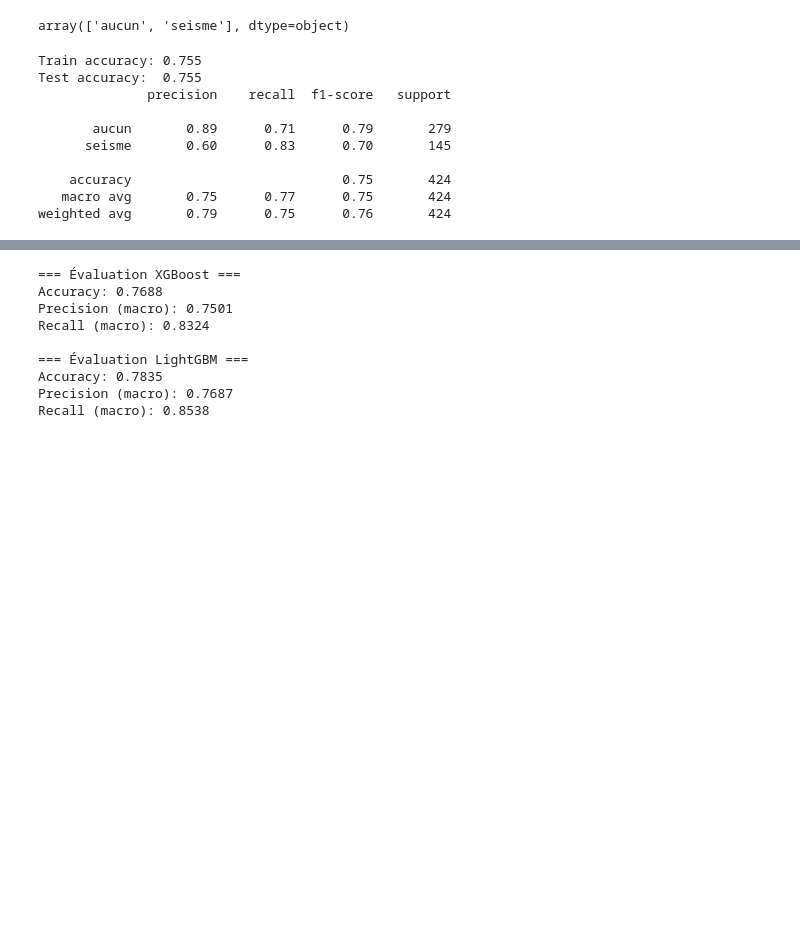
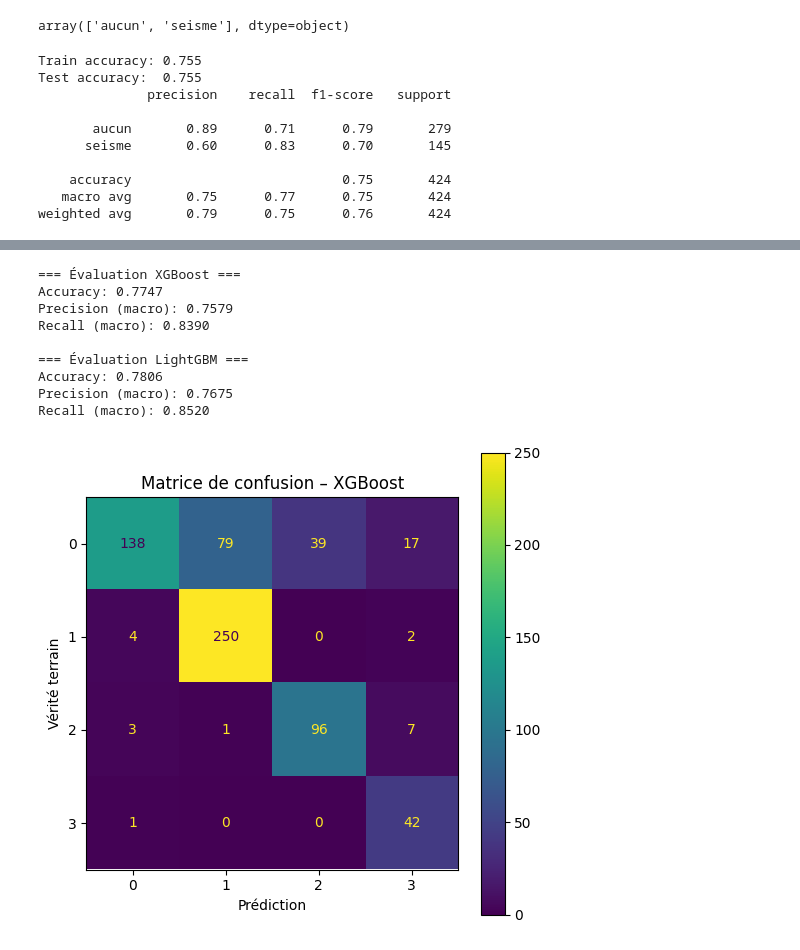
Before and after one commit to Challenge48hYnov/terra-vigilance-predict-api, a Jupyter notebook: models.ipynb, the cells around one changed output, grey strips where cells are left out. Drawn from its saved outputs; the diff is of its cells as text; code cells hidden in the pictures; blank space fills up the shorter version.

```diff
--- a/models.ipynb
+++ b/models.ipynb
@@ -101,21 +138,10 @@ print(f"Test accuracy:  {linear_svc_model.score(X_test, y_test):.3f}")
 y_pred_linear = linear_svc_model.predict(X_test)
 print(classification_report(y_test, y_pred_linear))
 # %%
-import pandas as pd
-from sklearn.model_selection import train_test_split
-from sklearn.preprocessing import OneHotEncoder
-from sklearn.compose import ColumnTransformer
-import xgboost as xgb
-import lightgbm as lgb
-from sklearn.metrics import accuracy_score, precision_score, recall_score
-import joblib
-from sklearn.utils.class_weight import compute_class_weight
-import numpy as np
-
-# 1. Charger le dataset
+#Charger le dataset
 df = pd.read_csv('./dataset.csv')
 
-# 2. Encoder la cible en 4 classes multi-classe
+#Encoder la cible en 4 classes multi-classe
 mapping = {
     'aucun': 0,
     "['innondation']": 1,
@@ -127,17 +153,17 @@ df['cat_code'] = df['catastrophe'].map(mapping)
 y = df['cat_code']
 X = df.drop(columns=['catastrophe', 'date', 'cat_code','force_du_vecteur_de_vent_max','temperature','humidite','force_moyenne_du_vecteur_de_vent'])
 
-# 3. Séparation des features catégorielles et numériques
+#Séparation des features catégorielles et numériques
 cat_feats = ['quartier']
 num_feats = [c for c in X.columns if c not in cat_feats]
 
-# Préprocesseur
+#Préprocesseur
 preprocessor = ColumnTransformer([
     ('cat', OneHotEncoder(sparse_output=False, handle_unknown='ignore'), cat_feats),
     ('num', 'passthrough', num_feats)
 ])
 
-# 4. Train/test split
+#Train/test split
 X_train, X_test, y_train, y_test = train_test_split(
     X, y,
     test_size=0.2,
@@ -145,11 +171,11 @@ X_train, X_test, y_train, y_test = train_test_split(
     stratify=y
 )
 
-# 5. Prétraitement
+#Prétraitement
 X_train_proc = preprocessor.fit_transform(X_train)
 X_test_proc = preprocessor.transform(X_test)
 
-# 6. XGBoost
+#XGBoost
 # calculer les poids de classes
 classes = np.unique(y_train)
 cw = compute_class_weight('balanced', classes=classes, y=y_train)
@@ -158,7 +184,7 @@ class_weights = dict(zip(classes, cw))
 xgb_clf = xgb.XGBClassifier(
     objective='multi:softprob',
     num_class=4,
-    n_estimators=250,
+    n_estimators=1000,
     learning_rate=0.001,
     use_label_encoder=False,
     class_weight=class_weights,
@@ -180,7 +206,7 @@ xgb_clf.fit(
 lgb_clf = lgb.LGBMClassifier(
     objective='multiclass',
     num_class=4,
-    n_estimators=250,
+    n_estimators=1000,
     learning_rate=0.001,
     class_weight=class_weights,
     random_state=42,
@@ -256,11 +279,27 @@ print(f"Precision (macro): {precision_score(y_test, y_pred_lgb, average='macro')
 print(f"Recall (macro): {recall_score(y_test, y_pred_lgb, average='macro'):.4f}")
 # %% [output]
 === Évaluation XGBoost ===
-Accuracy: 0.7688
-Precision (macro): 0.7501
-Recall (macro): 0.8324
+Accuracy: 0.7747
+Precision (macro): 0.7579
+Recall (macro): 0.8390
 
 === Évaluation LightGBM ===
-Accuracy: 0.7835
-Precision (macro): 0.7687
-Recall (macro): 0.8538
+Accuracy: 0.7806
+Precision (macro): 0.7675
+Recall (macro): 0.8520
+# %%
+# 1. Calcul de la matrice de confusion
+cm = confusion_matrix(y_test, y_pred_xgb, labels=xgb_clf.classes_)
+
+# 2. Affichage avec sklearn
+disp = ConfusionMatrixDisplay(confusion_matrix=cm,
+                              display_labels=xgb_clf.classes_)
+fig, ax = plt.subplots(figsize=(6, 6))
+disp.plot(ax=ax)
+plt.title("Matrice de confusion – XGBoost")
+plt.xlabel("Prédiction")
+plt.ylabel("Vérité terrain")
+plt.show()
+fig.savefig('./graph/confusion_matrix_xgboost.png', dpi=300, bbox_inches='tight')
+# %% [output]
+[figure, added]
```
Also changed, not shown: parts of 6 cells of this notebook, 8 other files.
